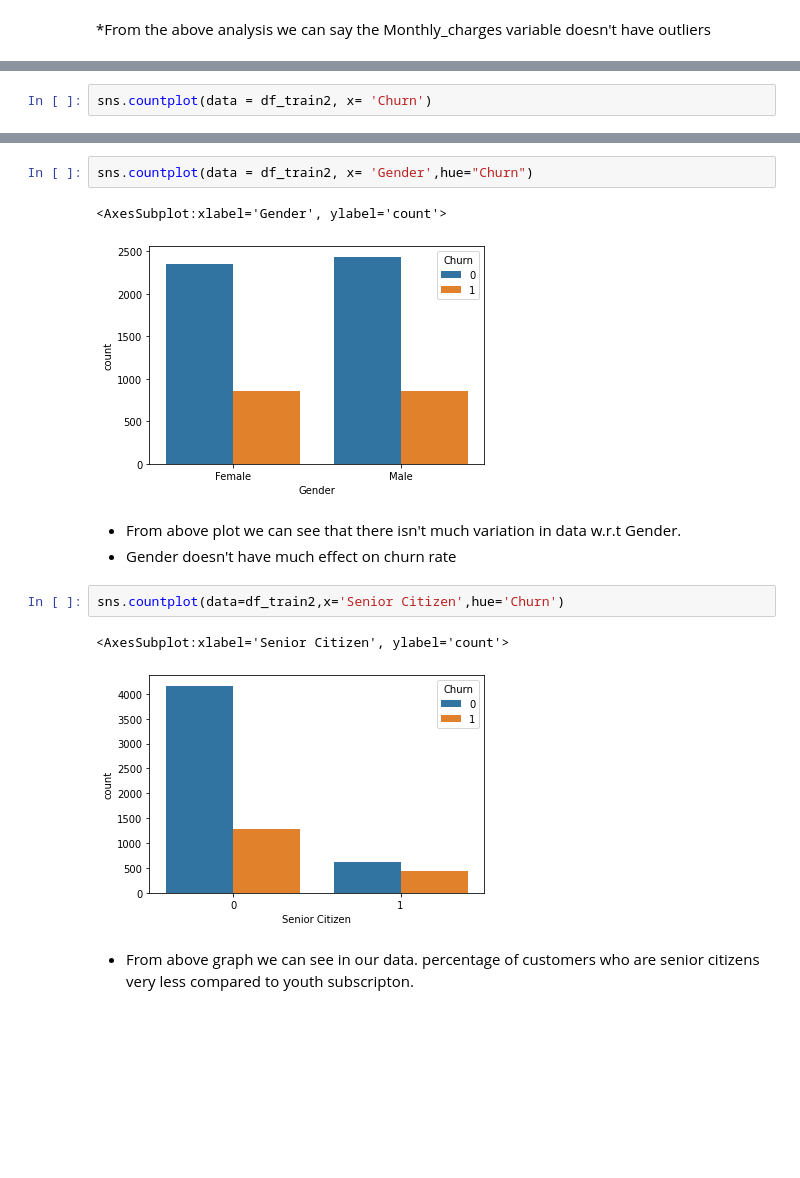
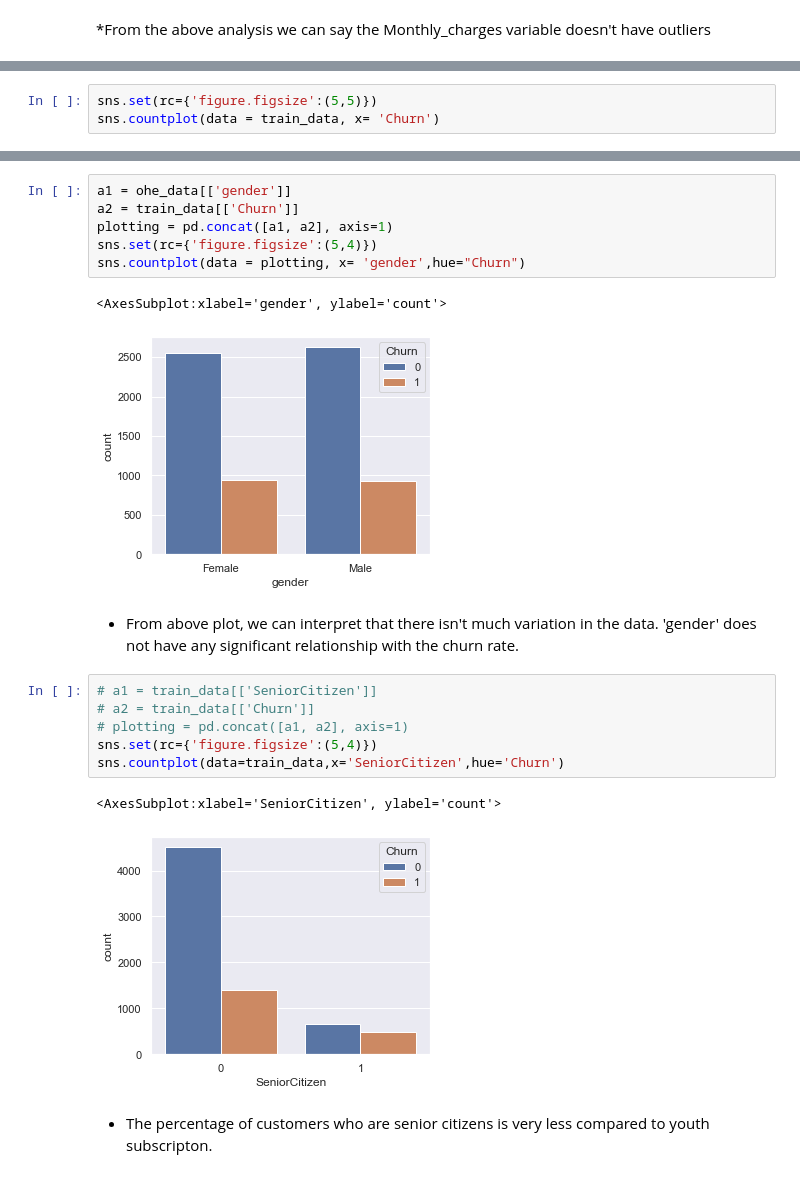
Before and after one commit to Niteesh95/Telcom_Chrun_Analysis, a Jupyter notebook: Telcom_Churn_analysis.ipynb, the cells around one changed output, grey strips where cells are left out. Saved outputs shown, nothing was run; the diff lists cells and outputs as text; blank space fills up the shorter version.

```diff
--- a/Telcom_Churn_analysis.ipynb
+++ b/Telcom_Churn_analysis.ipynb
@@ -440,4 +404,5 @@ corr
 # %%
-sns.countplot(data = df_train2, x= 'Churn')
+sns.set(rc={'figure.figsize':(5,5)})
+sns.countplot(data = train_data, x= 'Churn')
 # %% [output]
 <AxesSubplot:xlabel='Churn', ylabel='count'>
@@ -447,16 +413,23 @@ sns.countplot(data = df_train2, x= 'Churn')
 # %%
-sns.countplot(data = df_train2, x= 'Gender',hue="Churn")
+a1 = ohe_data[['gender']]
+a2 = train_data[['Churn']]
+plotting = pd.concat([a1, a2], axis=1)
+sns.set(rc={'figure.figsize':(5,4)})
+sns.countplot(data = plotting, x= 'gender',hue="Churn")
 # %% [output]
-<AxesSubplot:xlabel='Gender', ylabel='count'>
+<AxesSubplot:xlabel='gender', ylabel='count'>
-[figure, old version]
+[figure, new version]
 # %% [markdown]
-* From above plot we can see that there isn't much variation in data w.r.t Gender.
-* Gender doesn't have much effect on churn rate
+* From above plot, we can interpret that there isn't much variation in the data. 'gender' does not have any significant relationship with the churn rate.
 # %%
-sns.countplot(data=df_train2,x='Senior Citizen',hue='Churn')
+# a1 = train_data[['SeniorCitizen']]
+# a2 = train_data[['Churn']]
+# plotting = pd.concat([a1, a2], axis=1)
+sns.set(rc={'figure.figsize':(5,4)})
+sns.countplot(data=train_data,x='SeniorCitizen',hue='Churn')
 # %% [output]
-<AxesSubplot:xlabel='Senior Citizen', ylabel='count'>
+<AxesSubplot:xlabel='SeniorCitizen', ylabel='count'>
-[figure, old version]
+[figure, new version]
 # %% [markdown]
-* From above graph we can see in our data. percentage of customers who are senior citizens very less compared to youth subscripton.
+* The percentage of customers who are senior citizens is very less compared to youth subscripton.
 # %%
```
Also changed, not shown: parts of 118 cells of this notebook.
